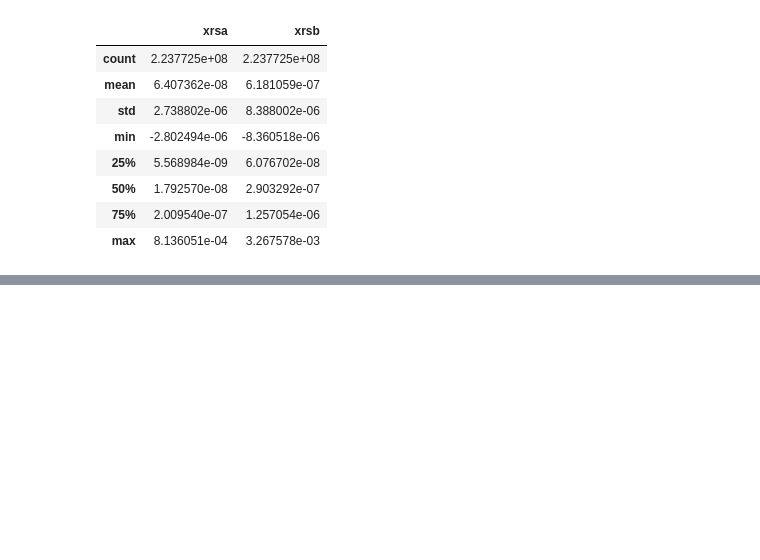
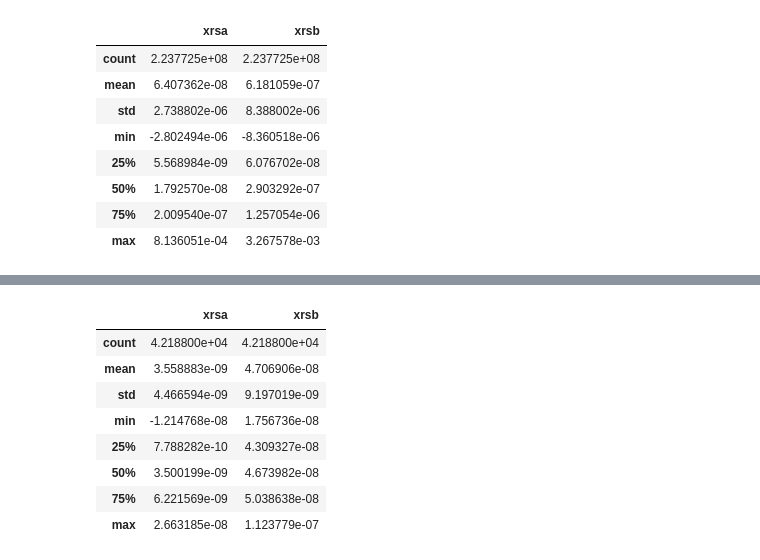
Before and after one commit to i4Ds/sdo-cli, a Jupyter notebook: notebooks/GOES.ipynb, the cells around one changed output, grey strips where cells are left out. Cells and saved outputs as stored; diff of their text form; code cells hidden in the pictures; blank space fills up the shorter version.

```diff
--- a/notebooks/GOES.ipynb
+++ b/notebooks/GOES.ipynb
@@ -87,0 +93,12 @@ ddf[["xrsa", "xrsb"]].describe().compute()
+# %%
+ddf.loc["2010-08-28 00:00":"2010-08-28 23:59:59"][["xrsa", "xrsb"]].describe().compute()
+# %% [output]
+|  | xrsa | xrsb |
+| count | 4.218800e+04 | 4.218800e+04 |
+| mean | 3.558883e-09 | 4.706906e-08 |
+| std | 4.466594e-09 | 9.197019e-09 |
+| min | -1.214768e-08 | 1.756736e-08 |
+| 25% | 7.788282e-10 | 4.309327e-08 |
+| 50% | 3.500199e-09 | 4.673982e-08 |
+| 75% | 6.221569e-09 | 5.038638e-08 |
+| max | 2.663185e-08 | 1.123779e-07 |
```
Also changed, not shown: parts of 1 cell of this notebook, 5 other files.
